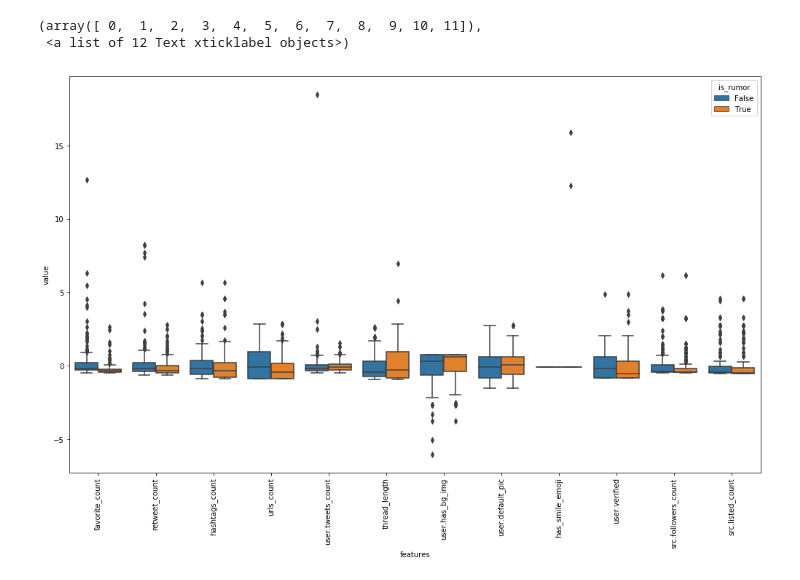
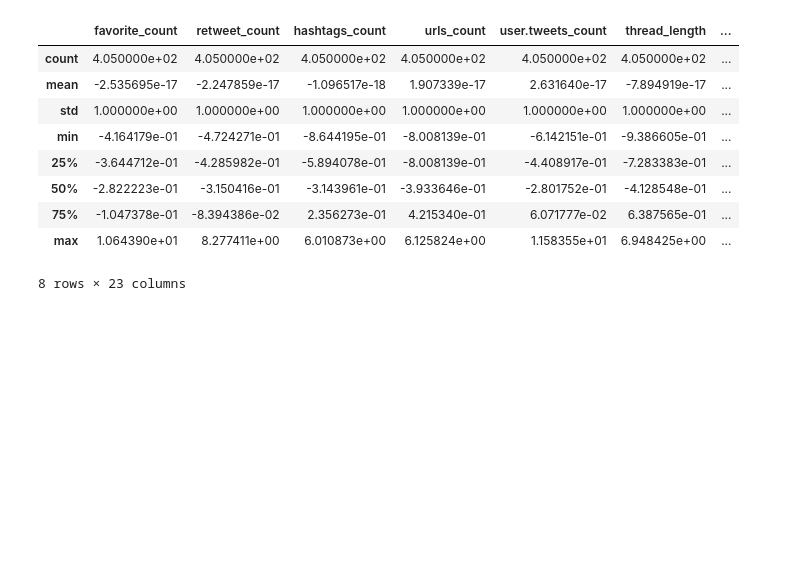
Before and after one commit to steve-kasica/pheme-rnr-knowledge-discovery, a Jupyter notebook: Feature Analysis.ipynb, the cells around one changed output. Saved outputs shown, nothing was run; the diff lists cells and outputs as text; code cells hidden in the pictures; blank space fills up the shorter version.

```diff
--- a/Feature Analysis.ipynb
+++ b/Feature Analysis.ipynb
@@ -26,8 +9,14 @@ plt.xticks(rotation=90)
-# %%
-plt.figure(figsize=(17,10))
-sns.boxplot(x="features", y="value", hue="is_rumor", data=X)
-plt.xticks(rotation=90)
-# %% [output]
-(array([ 0,  1,  2,  3,  4,  5,  6,  7,  8,  9, 10, 11]),
- <a list of 12 Text xticklabel objects>)
-[figure, removed]
+# %%
+Z, y = fetch_thread("germanwings-crash")
+Z.describe()
+# %% [output]
+|  | favorite_count | retweet_count | hashtags_count | urls_count | user.tweets_count | thread_length | ... |
+| count | 4.050000e+02 | 4.050000e+02 | 4.050000e+02 | 4.050000e+02 | 4.050000e+02 | 4.050000e+02 | ... |
+| mean | -2.535695e-17 | -2.247859e-17 | -1.096517e-18 | 1.907339e-17 | 2.631640e-17 | -7.894919e-17 | ... |
+| std | 1.000000e+00 | 1.000000e+00 | 1.000000e+00 | 1.000000e+00 | 1.000000e+00 | 1.000000e+00 | ... |
+| min | -4.164179e-01 | -4.724271e-01 | -8.644195e-01 | -8.008139e-01 | -6.142151e-01 | -9.386605e-01 | ... |
+| 25% | -3.644712e-01 | -4.285982e-01 | -5.894078e-01 | -8.008139e-01 | -4.408917e-01 | -7.283383e-01 | ... |
+| 50% | -2.822223e-01 | -3.150416e-01 | -3.143961e-01 | -3.933646e-01 | -2.801752e-01 | -4.128548e-01 | ... |
+| 75% | -1.047378e-01 | -8.394386e-02 | 2.356273e-01 | 4.215340e-01 | 6.071777e-02 | 6.387565e-01 | ... |
+| max | 1.064390e+01 | 8.277411e+00 | 6.010873e+00 | 6.125824e+00 | 1.158355e+01 | 6.948425e+00 | ... |
+8 rows × 23 columns
```
Also changed, not shown: parts of 11 cells of this notebook.
